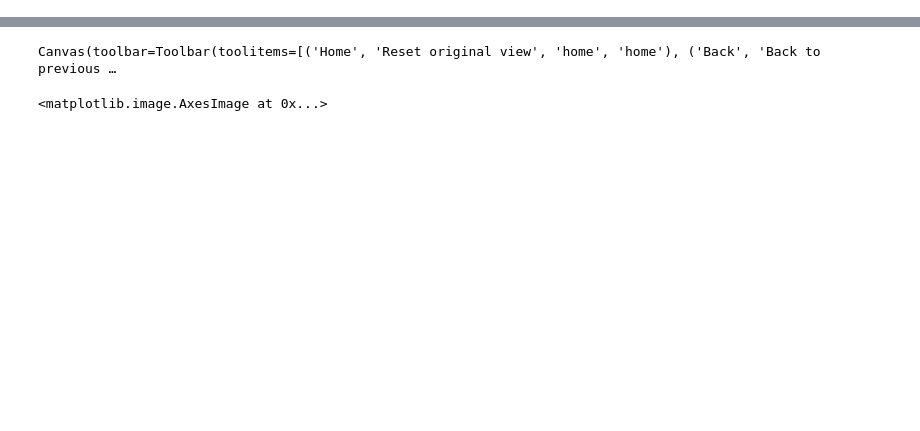
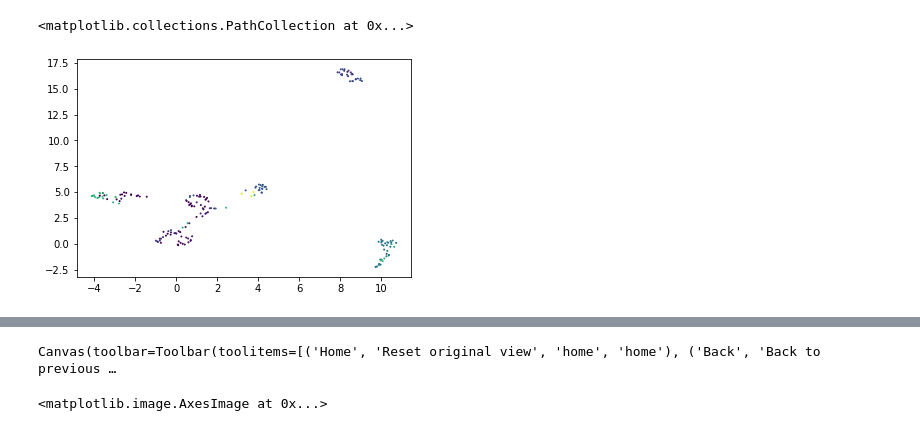
Before and after one commit to GiocomoLab/AlexA_Library, a Jupyter notebook: NP_python/umapTest.ipynb, the cells around one changed output, grey strips where cells are left out. Cells and saved outputs as stored; diff of their text form; code cells hidden in the pictures; blank space fills up the shorter version.

Commit message:
update umapTest

```diff
--- a/NP_python/umapTest.ipynb
+++ b/NP_python/umapTest.ipynb
@@ -61,0 +32,13 @@ Canvas(toolbar=Toolbar(toolitems=[('Home', 'Reset original view', 'home', 'home'
+# %%
+idx = data_out['pvals']<0.05
+xcorrs = data_out['xcorrs'][idx]
+# pca = PCA(n_components=2)
+# X_new=pca.fit_transform(xcorrs)
+reducer = umap.UMAP(n_components=2)
+# reducer = PCA(n_components=2)
+X_new = reducer.fit_transform(xcorrs)
+plt.figure()
+plt.scatter(X_new[:,0],X_new[:,1],marker='.',s=4,c=data_out['peak_loc_all'][idx])
+# %% [output]
+<matplotlib.collections.PathCollection at 0x...>
+[figure, added]
```
Also changed, not shown: parts of 20 cells of this notebook, 1 other file.
